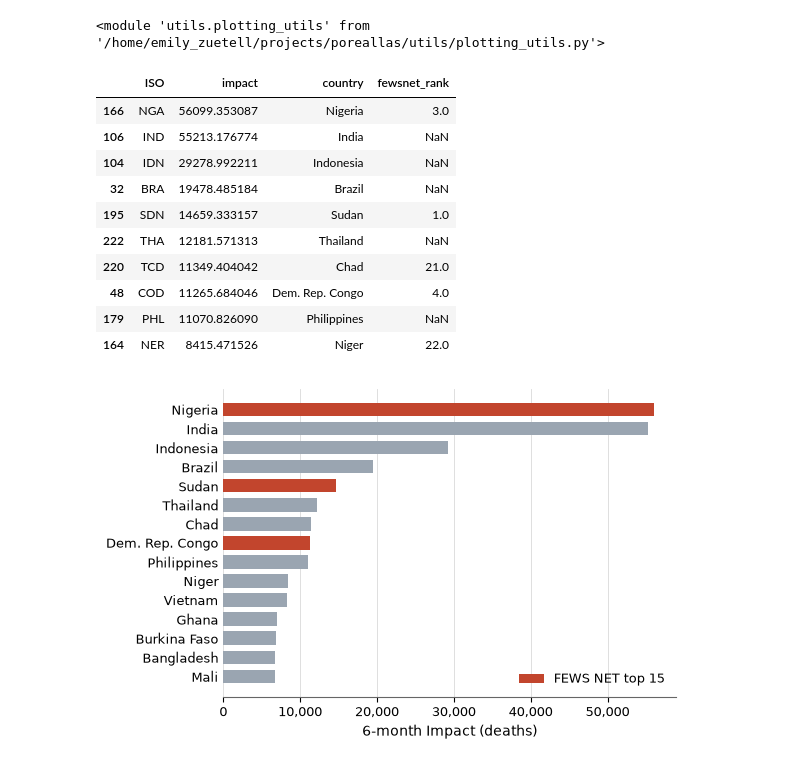
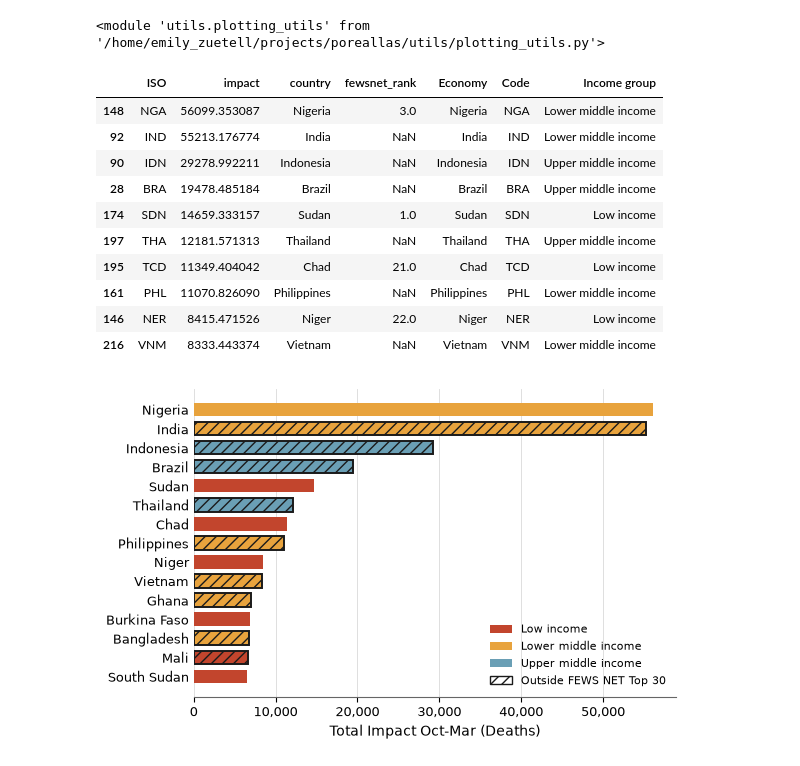
Before and after one commit to ClimateImpactLab/mccusker_seasonal_2026, a Jupyter notebook: paper_plotting/p04_top_impact_FEWSNET.ipynb, the cells around one changed output. Saved outputs shown, nothing was run; the diff lists cells and outputs as text; code cells hidden in the pictures.

Commit message:
Update income quartiles

```diff
--- a/paper_plotting/p04_top_impact_FEWSNET.ipynb
+++ b/paper_plotting/p04_top_impact_FEWSNET.ipynb
@@ -101,7 +101,14 @@ df_fewsnet = ['Sudan', 'Pakistan', 'Nigeria', 'Dem. Rep. Congo',
               'Central African Republic', 'Zambia', 'Mali', 'Burundi',
               'Honduras', 'Togo', 'Lesotho']
 # %%
-df = impact.mean(dim = config.dims).sum(dim = 'month').to_dataframe(name='impact').reset_index()
+total = impact.sum(dim='month')
+
+df = xr.Dataset({
+    'impact': total.mean(dim=config.dims),
+    'p17': total.quantile(0.17, dim=config.dims).drop_vars('quantile'),
+    'p83': total.quantile(0.83, dim=config.dims).drop_vars('quantile'),
+}).to_dataframe().reset_index()
+
 df = df.drop(columns = ['year'])
 iso_to_name = countries.set_index("ADM0_A3")["NAME"].to_dict()
 df["country"] = df["ISO"].map(iso_to_name)
@@ -115,44 +120,69 @@ df.sort_values('impact', ascending = False).head(10).to_csv("impact_fewsnet_net.
+# %%
+income = pd.read_csv("../data/base/income_class_2025.csv")
+# %%
+merged = df.merge(income, left_on="country", right_on="Economy", how="inner")
 # %%
-df.sort_values('impact', ascending = False).head(10)
+merged.sort_values('impact', ascending = False).head(10)
 # %% [output]
-|  | ISO | impact | country | fewsnet_rank |
-| 166 | NGA | 56099.353087 | Nigeria | 3.0 |
-| 106 | IND | 55213.176774 | India | NaN |
-| 104 | IDN | 29278.992211 | Indonesia | NaN |
-| 32 | BRA | 19478.485184 | Brazil | NaN |
-| 195 | SDN | 14659.333157 | Sudan | 1.0 |
-| 222 | THA | 12181.571313 | Thailand | NaN |
-| 220 | TCD | 11349.404042 | Chad | 21.0 |
-| 48 | COD | 11265.684046 | Dem. Rep. Congo | 4.0 |
-| 179 | PHL | 11070.826090 | Philippines | NaN |
-| 164 | NER | 8415.471526 | Niger | 22.0 |
+|  | ISO | impact | country | fewsnet_rank | Economy | Code | Income group |
+| 148 | NGA | 56099.353087 | Nigeria | 3.0 | Nigeria | NGA | Lower middle income |
+| 92 | IND | 55213.176774 | India | NaN | India | IND | Lower middle income |
+| 90 | IDN | 29278.992211 | Indonesia | NaN | Indonesia | IDN | Upper middle income |
+| 28 | BRA | 19478.485184 | Brazil | NaN | Brazil | BRA | Upper middle income |
+| 174 | SDN | 14659.333157 | Sudan | 1.0 | Sudan | SDN | Low income |
+| 197 | THA | 12181.571313 | Thailand | NaN | Thailand | THA | Upper middle income |
+| 195 | TCD | 11349.404042 | Chad | 21.0 | Chad | TCD | Low income |
+| 161 | PHL | 11070.826090 | Philippines | NaN | Philippines | PHL | Lower middle income |
+| 146 | NER | 8415.471526 | Niger | 22.0 | Niger | NER | Low income |
+| 216 | VNM | 8333.443374 | Vietnam | NaN | Vietnam | VNM | Lower middle income |
 # %%
-top = df.sort_values('impact', ascending=False).head(15)
+from matplotlib.patches import Patch
+
+top = merged.sort_values('impact', ascending=False).head(15)
 y = np.arange(len(top))
-in_top10 = (top['fewsnet_rank'] <= 15).values
+in_top10 = ~(top['fewsnet_rank'] <= 30).values
+# Error Bars (Central 66% Estimate)
+xerr = np.vstack([
+    top['impact'] - top['p17'],
+    top['p83'] - top['impact'],
+]).clip(min=0)
 
-highlight, base = '#C2452D', '#9AA5B1'  # still distinguishable in grayscale
+income_colors = {
+    'Low income': '#C2452D',
+    'Lower middle income': '#E8A33D',
+    'Upper middle income': '#6A9FB5',
+    'High income': '#9AA5B1',
+}
+colors = top['Income group'].map(income_colors).fillna('#CCCCCC')
 
 fig, ax = plt.subplots(figsize=(6, 3.8))
-ax.barh(y[in_top10], top['impact'][in_top10], color=highlight, height=0.7,
-        label='FEWS NET top 15')
-ax.barh(y[~in_top10], top['impact'][~in_top10], color=base, height=0.7)
+bars = ax.barh(y, top['impact'], color=colors, height=0.7,
+               xerr=xerr, error_kw=dict(ecolor='0.25', lw=0.8, capsize=2))
+for bar, hl in zip(bars, in_top10):
+    if hl:
+        bar.set_edgecolor('0.1')
+        bar.set_linewidth(1.4)
+        bar.set_hatch('///')
 
 ax.set_yticks(y, top['country'], fontsize=9)
 ax.invert_yaxis()
-ax.set_xlabel('6-month Impact (deaths)', fontsize=10)
+ax.set_xlabel('Total Impact Oct-Mar (Deaths)', fontsize=10)
 ax.xaxis.set_major_formatter('{x:,.0f}')
 ax.tick_params(axis='x', labelsize=9)
 ax.tick_params(axis='y', length=0)
 
 ax.grid(axis='x', color='0.85', lw=0.6)
 ax.set_axisbelow(True)
 for side in ('top', 'right', 'left'):
     ax.spines[side].set_visible(False)
 ax.spines['bottom'].set_color('0.4')
 
-ax.legend(frameon=False, fontsize=9, loc='lower right')
+handles = [Patch(facecolor=c, label=g) for g, c in income_colors.items()
+           if g in top['Income group'].values]
+handles.append(Patch(facecolor='white', edgecolor='0.1', hatch='///', label='Outside FEWS NET Top 30'))
+ax.legend(handles=handles, frameon=False, fontsize=8, loc='lower right')
+
 fig.tight_layout()
-fig.savefig('top15_impact.png', dpi = 300, bbox_inches='tight')  # or .png with dpi=300
+fig.savefig('top15_impact.png', dpi=300, bbox_inches='tight')
 # %% [output]
-[figure, old version]
+[figure, new version]
```
Also changed, not shown: parts of 1 cell of this notebook, 1 other file.
